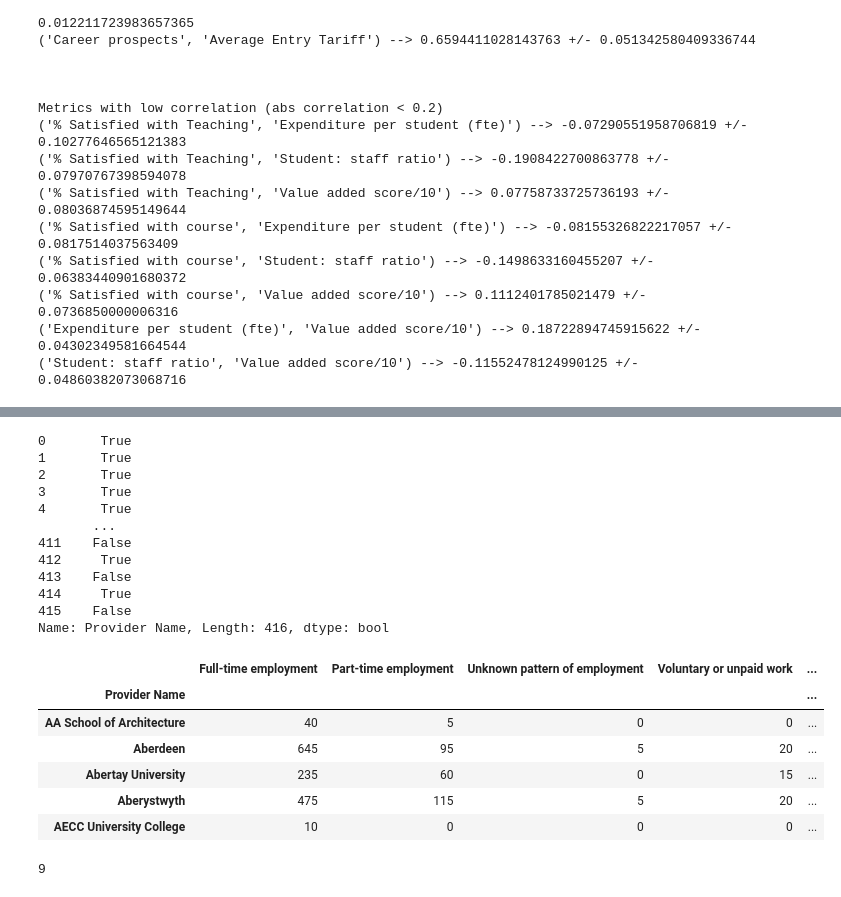
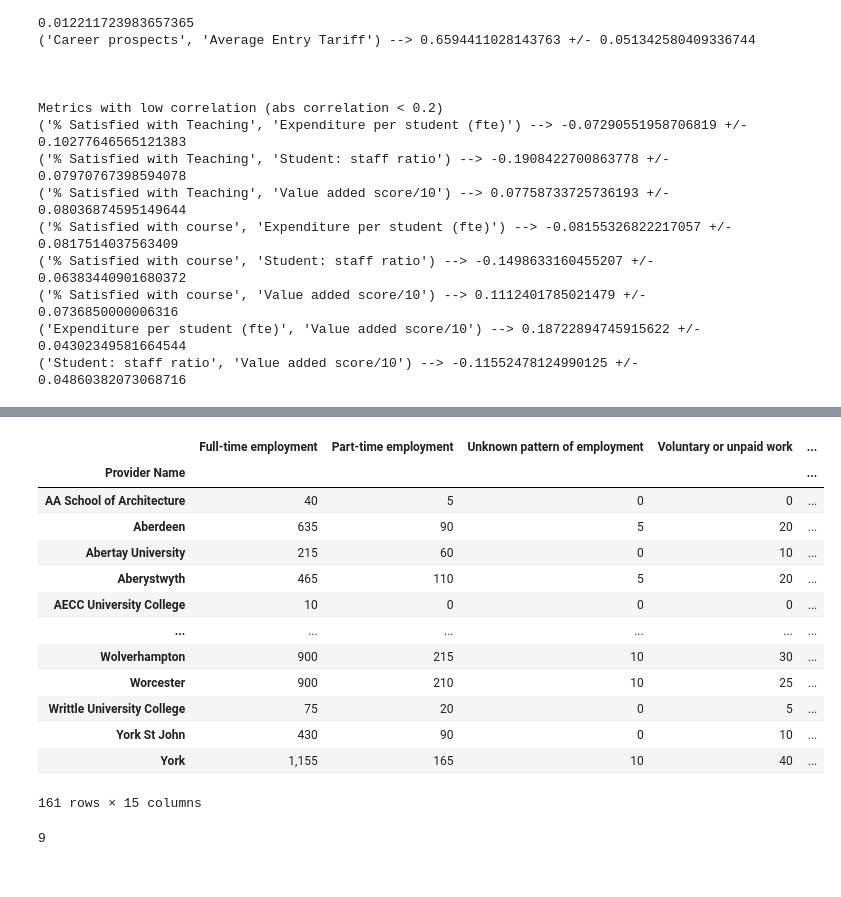
Before and after one commit to ethanhinton/University-League-Tables, a Jupyter notebook: correlation.ipynb, the cells around one changed output, grey strips where cells are left out. Cells and saved outputs as stored; diff of their text form; code cells hidden in the pictures.

```diff
--- a/correlation.ipynb
+++ b/correlation.ipynb
@@ -211,34 +251,28 @@ Correlation = 0.5857071321046694 +/- 1.4546532898190447e-11
 # %%
 # Graduate Outcomes
 
 outcomes_table = '/Users/ethan/OneDrive - University of Surrey/Coursework/Final Year/FYP/Data/HESA/HESA Outcomes.csv'
 df_outcomes = pd.read_csv(outcomes_table)
 df_outcomes.head()
-print (df_outcomes['Provider Name'].isin(df_exp.index))
-df_outcomes = df_outcomes[df_outcomes['Provider Name'].isin(df_exp.index)]
+df_outcomes = df_outcomes[df_outcomes['Provider Name'].isin(AS_total.index)]
 df_outcomes.set_index('Provider Name',inplace=True)
-df_outcomes = copy_index(df_2021,df_outcomes)
-df_outcomes.head()
+df_outcomes.rename(index=hesa_to_guardian, inplace=True)
+df_outcomes
 # %% [output]
+|  | Full-time employment | Part-time employment | Unknown pattern of employment | Voluntary or unpaid work | ... |
+| Provider Name |  |  |  |  | ... |
+| AA School of Architecture | 40 | 5 | 0 | 0 | ... |
+| Aberdeen | 635 | 90 | 5 | 20 | ... |
+| Abertay University | 215 | 60 | 0 | 10 | ... |
+| Aberystwyth | 465 | 110 | 5 | 20 | ... |
+| AECC University College | 10 | 0 | 0 | 0 | ... |
+| ... | ... | ... | ... | ... | ... |
+| Wolverhampton | 900 | 215 | 10 | 30 | ... |
+| Worcester | 900 | 210 | 10 | 25 | ... |
+| Writtle University College | 75 | 20 | 0 | 5 | ... |
+| York St John | 430 | 90 | 0 | 10 | ... |
+| York | 1,155 | 165 | 10 | 40 | ... |
-0       True
-1       True
-2       True
-3       True
-4       True
-       ...
-411    False
-412     True
-413    False
-414     True
-415    False
-Name: Provider Name, Length: 416, dtype: bool
+161 rows × 15 columns
-|  | Full-time employment | Part-time employment | Unknown pattern of employment | Voluntary or unpaid work | ... |
-| Provider Name |  |  |  |  | ... |
-| AA School of Architecture | 40 | 5 | 0 | 0 | ... |
-| Aberdeen | 645 | 95 | 5 | 20 | ... |
-| Abertay University | 235 | 60 | 0 | 15 | ... |
-| Aberystwyth | 475 | 115 | 5 | 20 | ... |
-| AECC University College | 10 | 0 | 0 | 0 | ... |
 # %%
 # PCA Analysis
 
```
Also changed, not shown: parts of 8 cells of this notebook, 2 other files.
